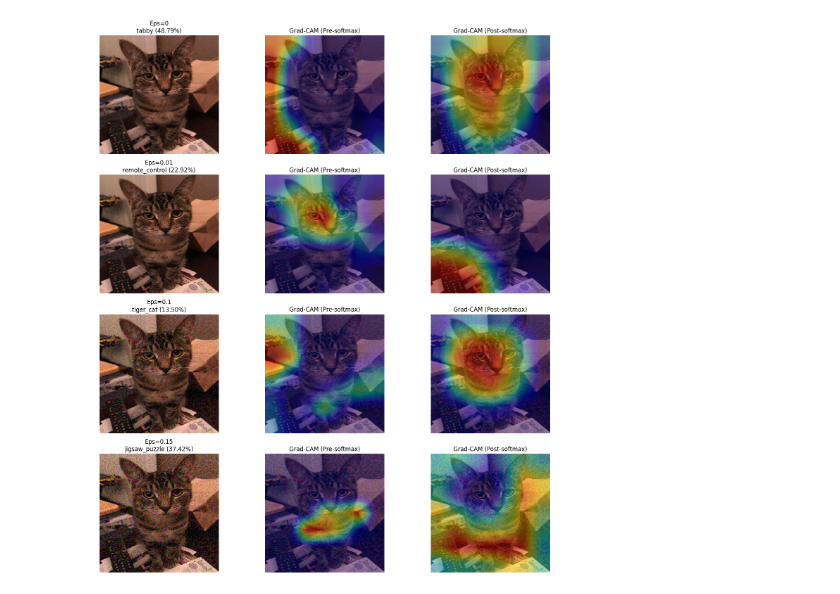
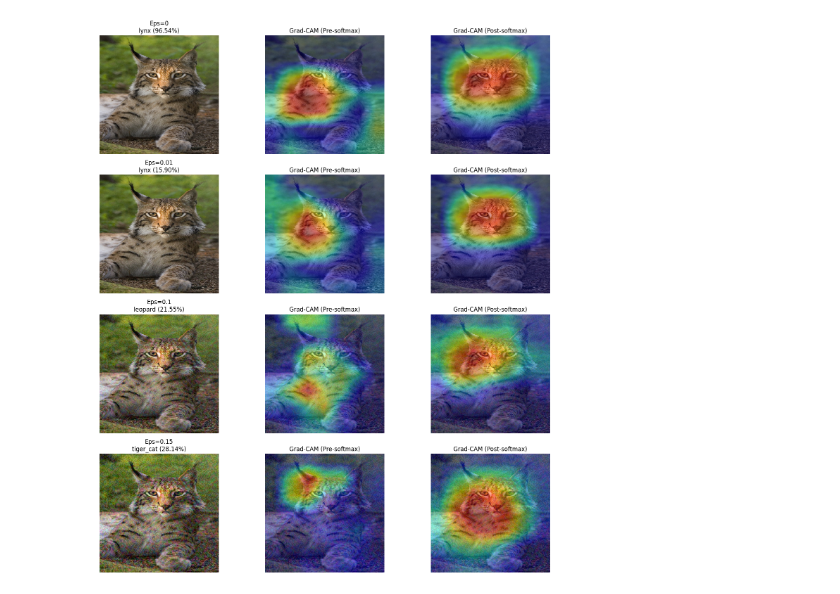
Before and after one commit to Souvik00/Deep-Learning, a Jupyter notebook: gradcam.ipynb, the cells around one changed output. Cells and saved outputs as stored; diff of their text form; code cells hidden in the pictures.

Commit message:
grad cam and ig image changed

```diff
--- a/gradcam.ipynb
+++ b/gradcam.ipynb
@@ -52,8 +52,8 @@ def overlay_heatmap(heatmap, image, alpha=0.4, colormap='jet'):
 model = mobilenet_v2.MobileNetV2(weights="imagenet")
 model.trainable = False
 img_path = tf.keras.utils.get_file(
-    'Tabby_Cat.jpg',
-    'https://commons.wikimedia.org/wiki/Special:FilePath/Tabby_Cat.jpg'
+'Lynx_ImageNet.jpg',
+'https://upload.wikimedia.org/wikipedia/commons/6/68/Lynx_lynx_poing.jpg'
 )
 
 img_raw = tf.keras.preprocessing.image.load_img(img_path, target_size=(224, 224))
@@ -89,6 +89,8 @@ for i, eps in enumerate(epsilons):
     overlay_logits = overlay_heatmap(heatmap_logits, adv_x)
     overlay_probs  = overlay_heatmap(heatmap_probs, adv_x)
 
+    heatmap_logits = heatmap_logits / (tf.reduce_max(heatmap_logits) + 1e-8)
+
     # -------------------------
     # Plot: Image + Grad-CAM pre + Grad-CAM post
     # -------------------------
@@ -118 +122 @@ plt.show()
-[figure, old version]
+[figure, new version]
```
Also changed, not shown: parts of 1 cell of this notebook, 1 other file.
